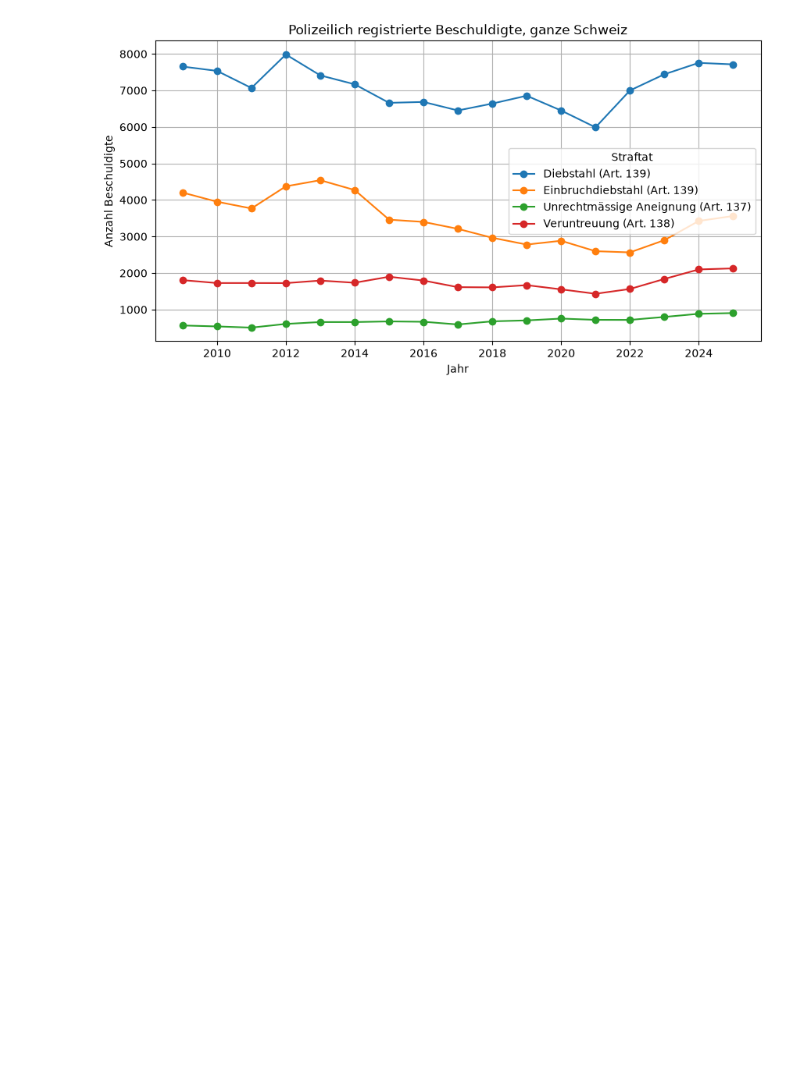
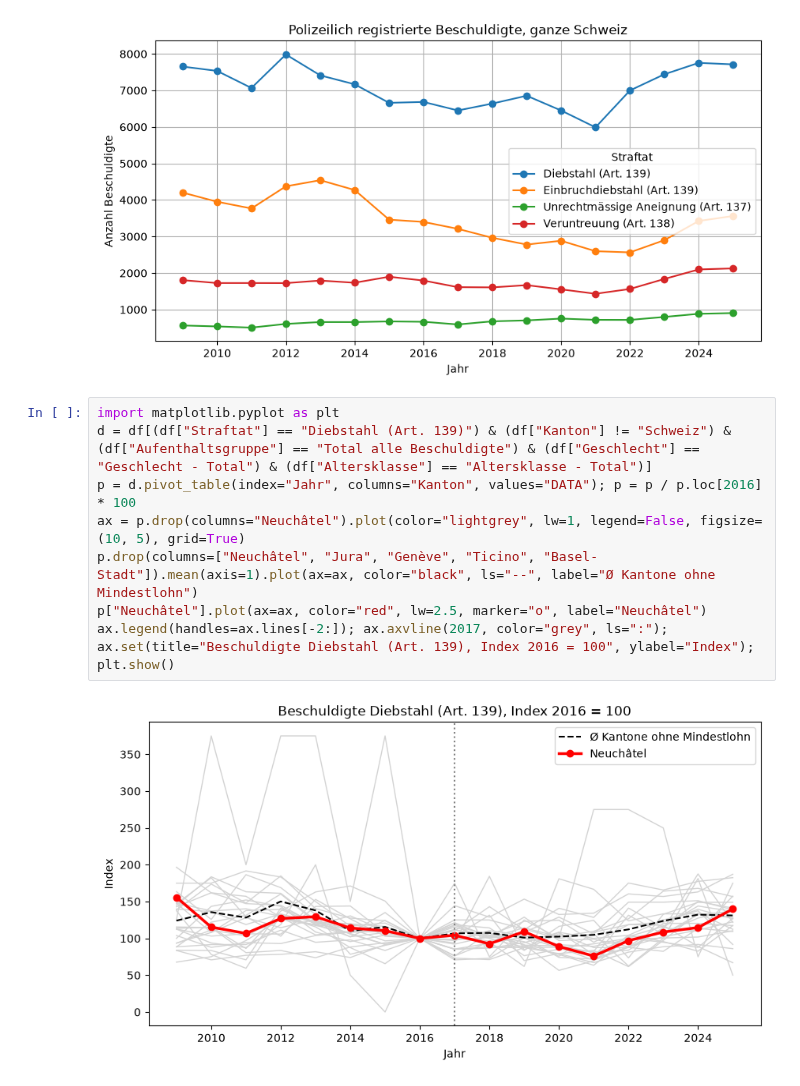
Before and after one commit to GianlucaZumbuehl/Python-Project-HS26-Criminality-and-Minimum-Wage, a Jupyter notebook: data_visualisation_cleaning.ipynb, the cells around one changed output. Drawn from its saved outputs; the diff is of its cells as text; blank space fills up the shorter version.

```diff
--- a/data_visualisation_cleaning.ipynb
+++ b/data_visualisation_cleaning.ipynb
@@ -202,3 +202,13 @@ tabelle.plot(
 | 2025 | 7713.0 | 3562.0 | 904.0 | 2128.0 |
 <Axes: title={'center': 'Polizeilich registrierte Beschuldigte, ganze Schweiz'}, xlabel='Jahr', ylabel='Anzahl Beschuldigte'>
 [figure]
+# %%
+import matplotlib.pyplot as plt
+d = df[(df["Straftat"] == "Diebstahl (Art. 139)") & (df["Kanton"] != "Schweiz") & (df["Aufenthaltsgruppe"] == "Total alle Beschuldigte") & (df["Geschlecht"] == "Geschlecht - Total") & (df["Altersklasse"] == "Altersklasse - Total")]
+p = d.pivot_table(index="Jahr", columns="Kanton", values="DATA"); p = p / p.loc[2016] * 100
+ax = p.drop(columns="Neuchâtel").plot(color="lightgrey", lw=1, legend=False, figsize=(10, 5), grid=True)
+p.drop(columns=["Neuchâtel", "Jura", "Genève", "Ticino", "Basel-Stadt"]).mean(axis=1).plot(ax=ax, color="black", ls="--", label="Ø Kantone ohne Mindestlohn")
+p["Neuchâtel"].plot(ax=ax, color="red", lw=2.5, marker="o", label="Neuchâtel")
+ax.legend(handles=ax.lines[-2:]); ax.axvline(2017, color="grey", ls=":"); ax.set(title="Beschuldigte Diebstahl (Art. 139), Index 2016 = 100", ylabel="Index"); plt.show()
+# %% [output]
+[figure, added]
```
Also changed, not shown: parts of 2 cells of this notebook, 7 other files.
